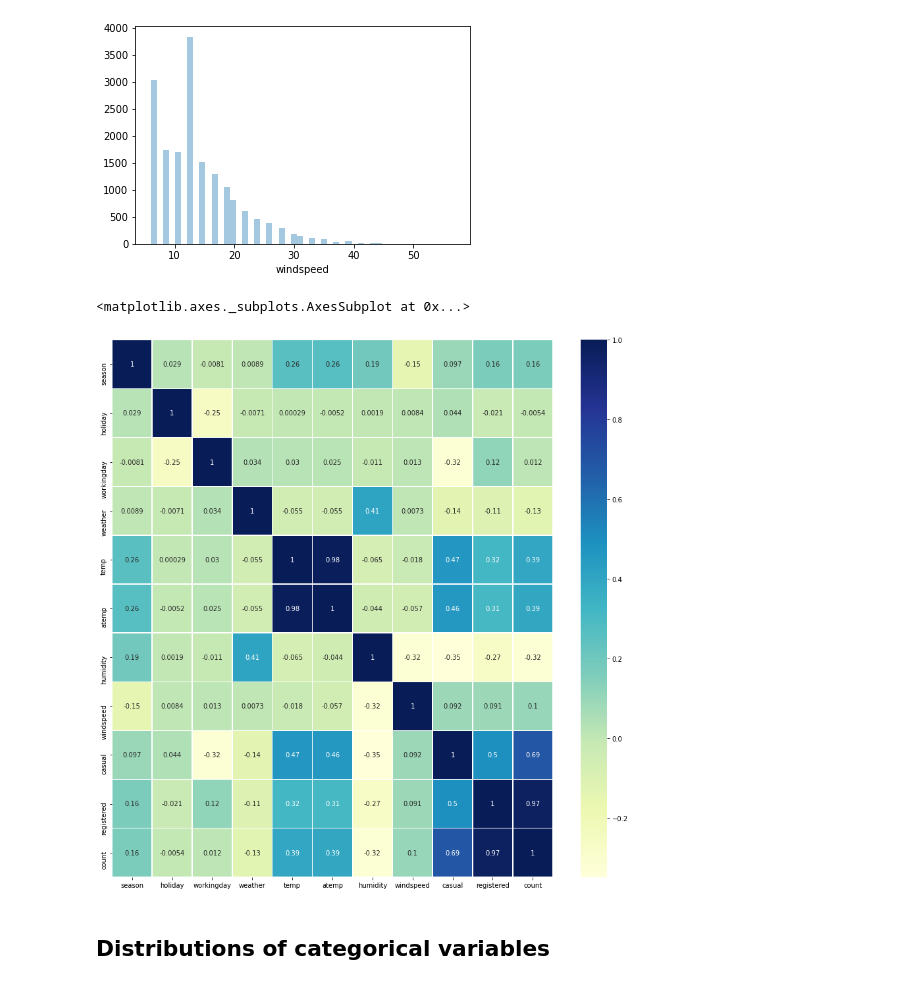
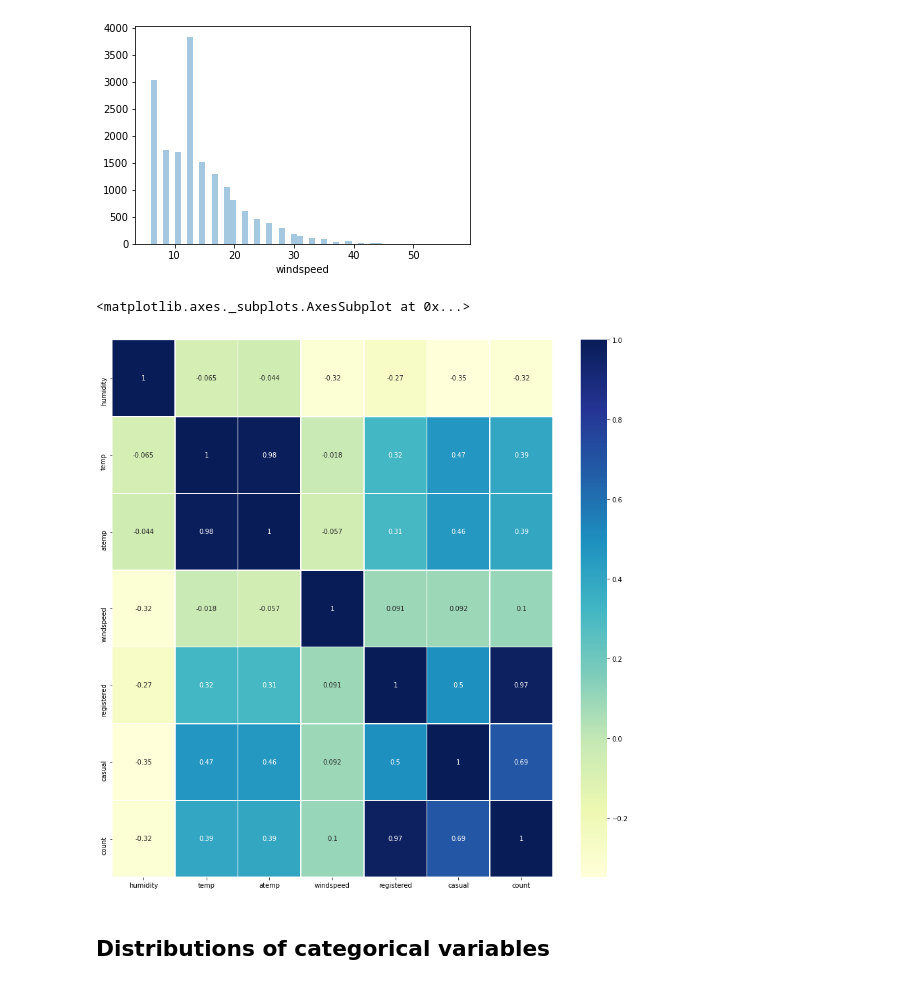
Before and after one commit to davione112/dav112, a Jupyter notebook: BikeSD.ipynb, the cells around one changed output. Drawn from its saved outputs; the diff is of its cells as text; code cells hidden in the pictures.

```diff
--- a/BikeSD.ipynb
+++ b/BikeSD.ipynb
@@ -137,12 +132,12 @@ sb.distplot(dataset["windspeed"],kde=False)
 <matplotlib.axes._subplots.AxesSubplot at 0x...>
 [figure]
 # %%
-x = train.corr()
+x = train[['humidity','temp','atemp','windspeed','registered','casual','count']].corr()
 plt.figure(figsize=(15,15))
 sb.heatmap(x, cmap='YlGnBu', annot=True, annot_kws={"size":10}, linewidths=0.5)
 # %% [output]
 <matplotlib.axes._subplots.AxesSubplot at 0x...>
-[figure, old version]
+[figure, new version]
 # %% [markdown]
 ## Distributions of categorical variables
 # %%
```
Also changed, not shown: parts of 22 cells of this notebook.
